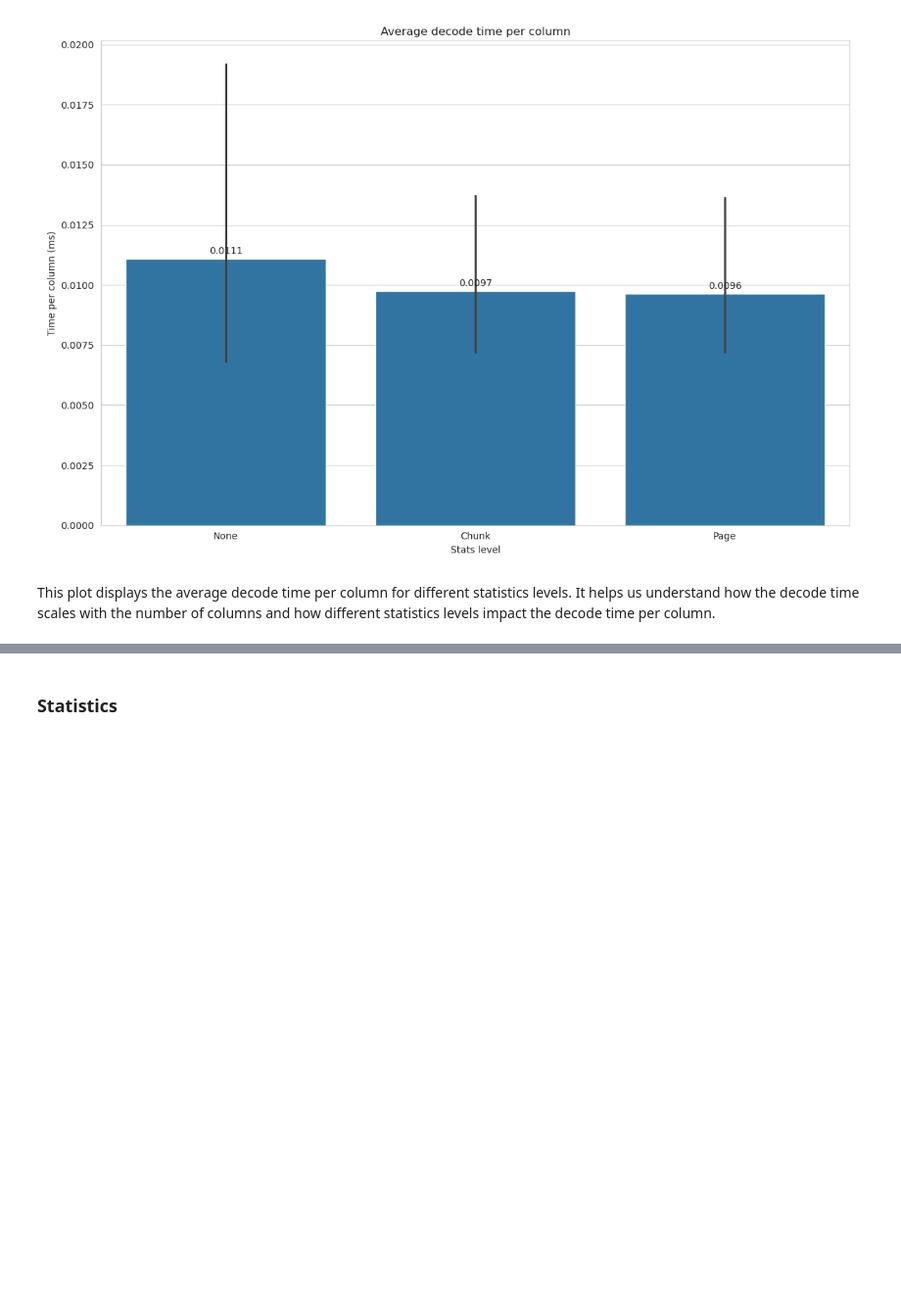
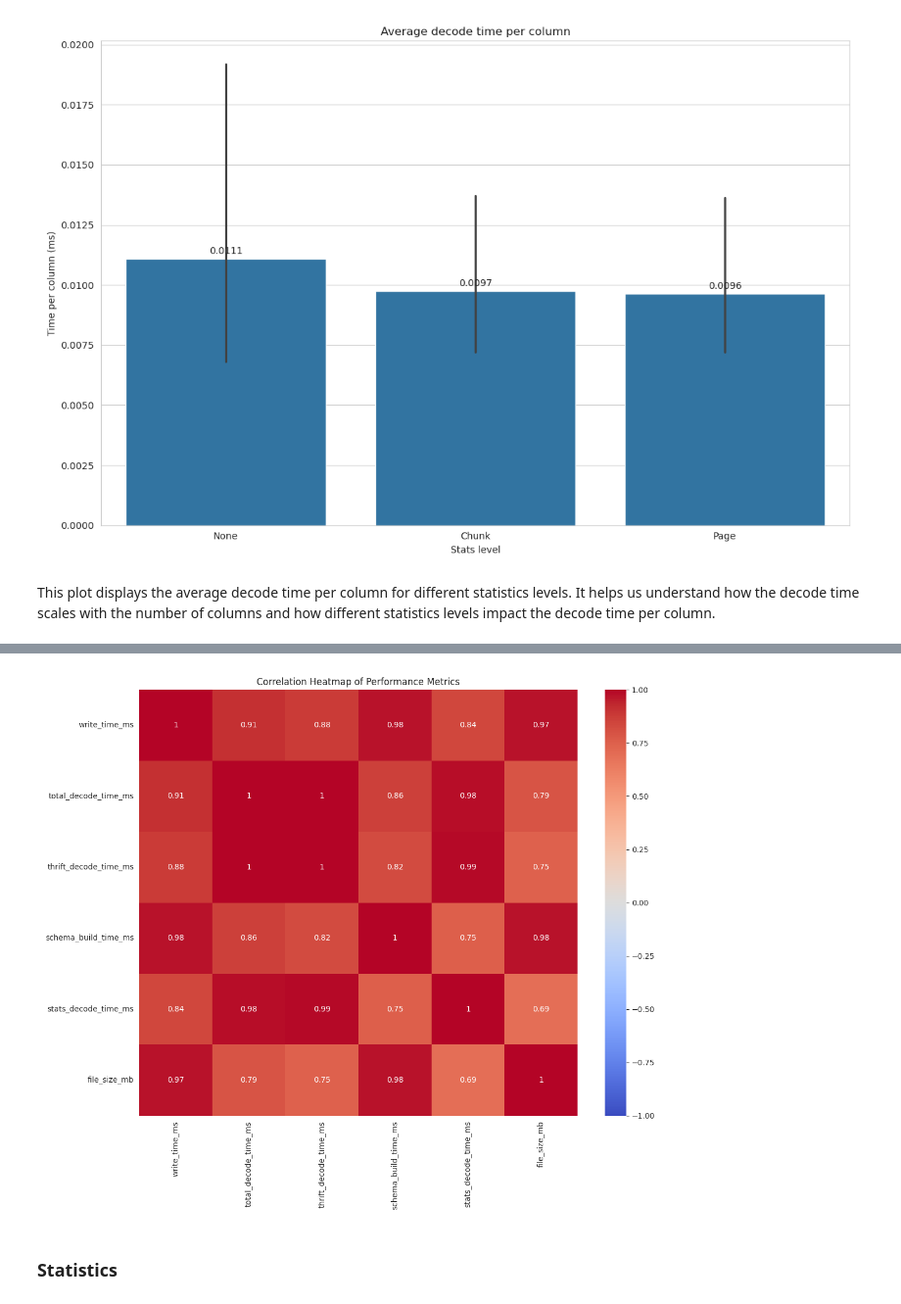
Before and after one commit to Neelaksh-Singh/gresearch_parquet_benchmarking, a Jupyter notebook: Parquet-CPP-Benchmarking.ipynb, the cells around one changed output, grey strips where cells are left out. Shown at 98% size. Cells and saved outputs as stored; diff of their text form; code cells hidden in the pictures; blank space fills up the shorter version.

```diff
--- a/Parquet-CPP-Benchmarking.ipynb
+++ b/Parquet-CPP-Benchmarking.ipynb
@@ -466,3 +543,17 @@ This plot displays the average decode time per column for different statistics l
+# %%
+# Plot 4: Performance Metrics Correlation Heatmap
+plt.figure(figsize=(12, 10))
+correlation_matrix = df[['write_time_ms', 'total_decode_time_ms', 'thrift_decode_time_ms',
+                         'schema_build_time_ms', 'stats_decode_time_ms', 'file_size_mb']].corr()
+sns.heatmap(correlation_matrix, annot=True, cmap='coolwarm', vmin=-1, vmax=1, center=0)
+plt.title('Correlation Heatmap of Performance Metrics')
+plt.tight_layout()
+plt.savefig('correlation_heatmap.png')
+plt.close()
+
+Image(filename='./correlation_heatmap.png')
+# %% [output]
+[figure, added]
 # %% [markdown]
 ### Statistics
 # %% [markdown]
```
Also changed, not shown: parts of 7 cells of this notebook, 4 other files.
